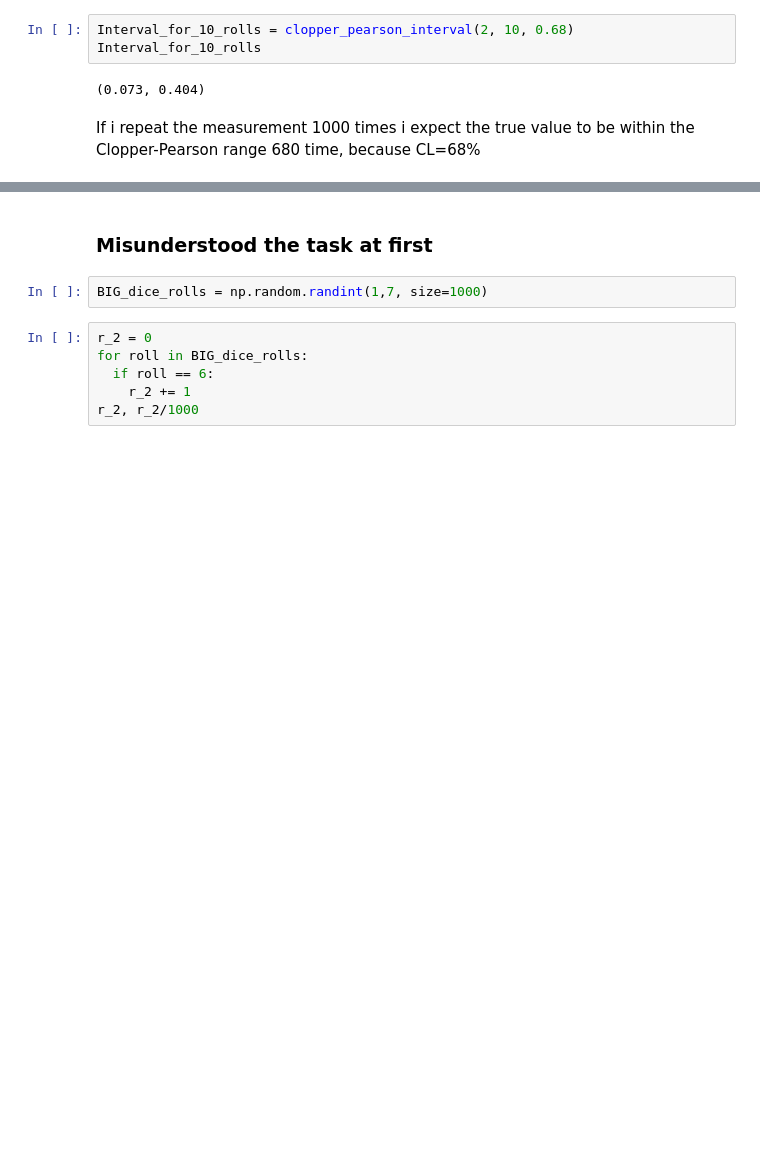
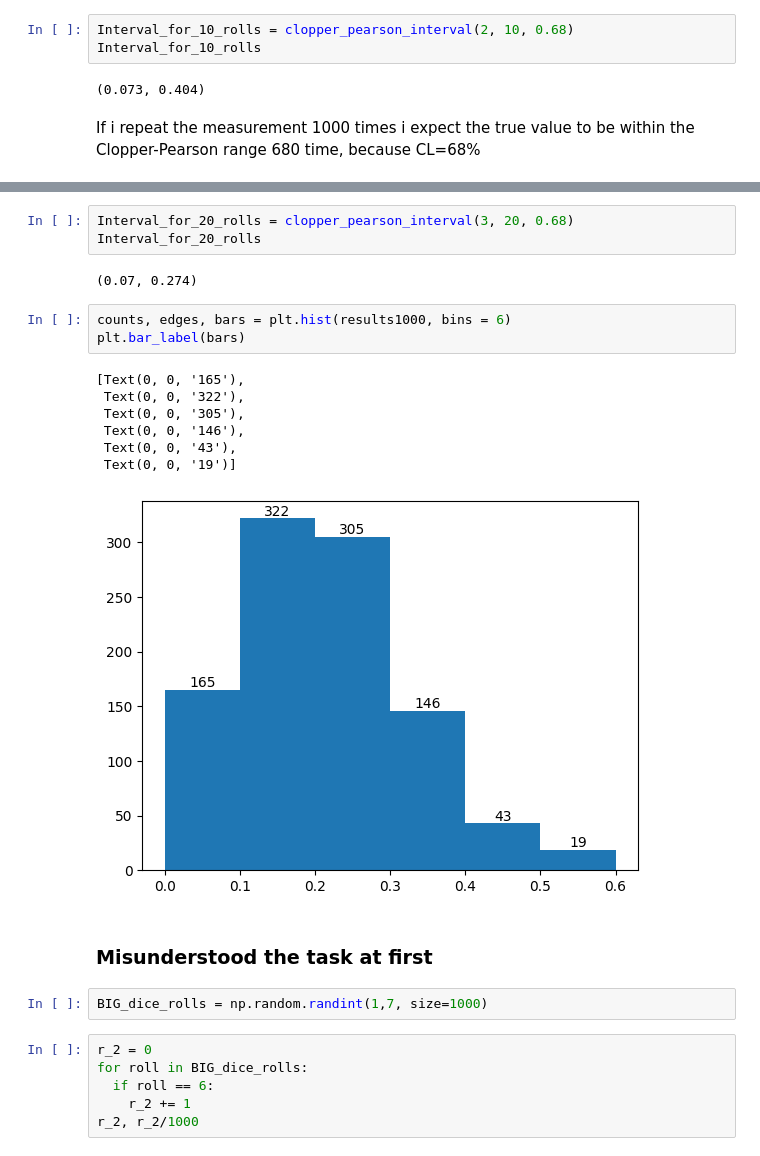
Before and after one commit to nebuus/Stat_methods, a Jupyter notebook: Statistical_methods_in_data_analysis_S2_S3.ipynb, the cells around one changed output, grey strips where cells are left out. Saved outputs shown, nothing was run; the diff lists cells and outputs as text; blank space fills up the shorter version.

```diff
--- a/Statistical_methods_in_data_analysis_S2_S3.ipynb
+++ b/Statistical_methods_in_data_analysis_S2_S3.ipynb
@@ -449,3 +464,19 @@ I was wrong, it is actually always true. The probability to roll a 6 is 1/6
+# %%
+Interval_for_20_rolls = clopper_pearson_interval(3, 20, 0.68)
+Interval_for_20_rolls
+# %% [output]
+(0.07, 0.274)
+# %%
+counts, edges, bars = plt.hist(results1000, bins = 6)
+plt.bar_label(bars)
+# %% [output]
+[Text(0, 0, '165'),
+ Text(0, 0, '322'),
+ Text(0, 0, '305'),
+ Text(0, 0, '146'),
+ Text(0, 0, '43'),
+ Text(0, 0, '19')]
+[figure, added]
 # %% [markdown]
 ### Misunderstood the task at first
 # %%
```
Also changed, not shown: parts of 14 cells of this notebook.
